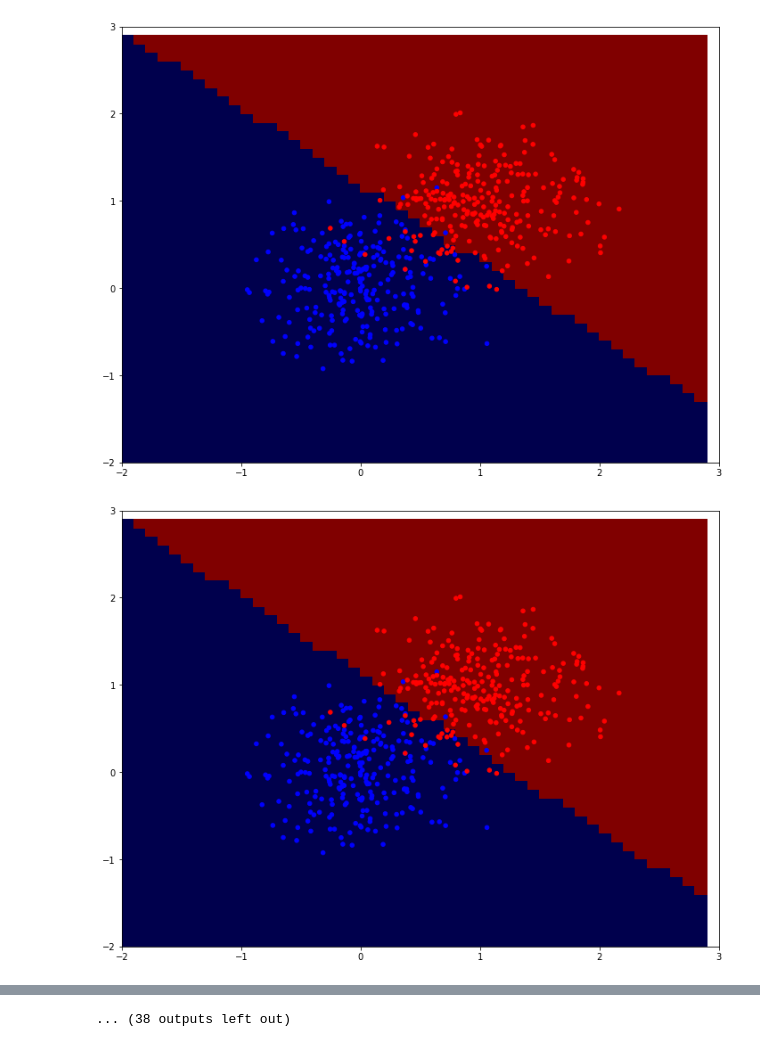
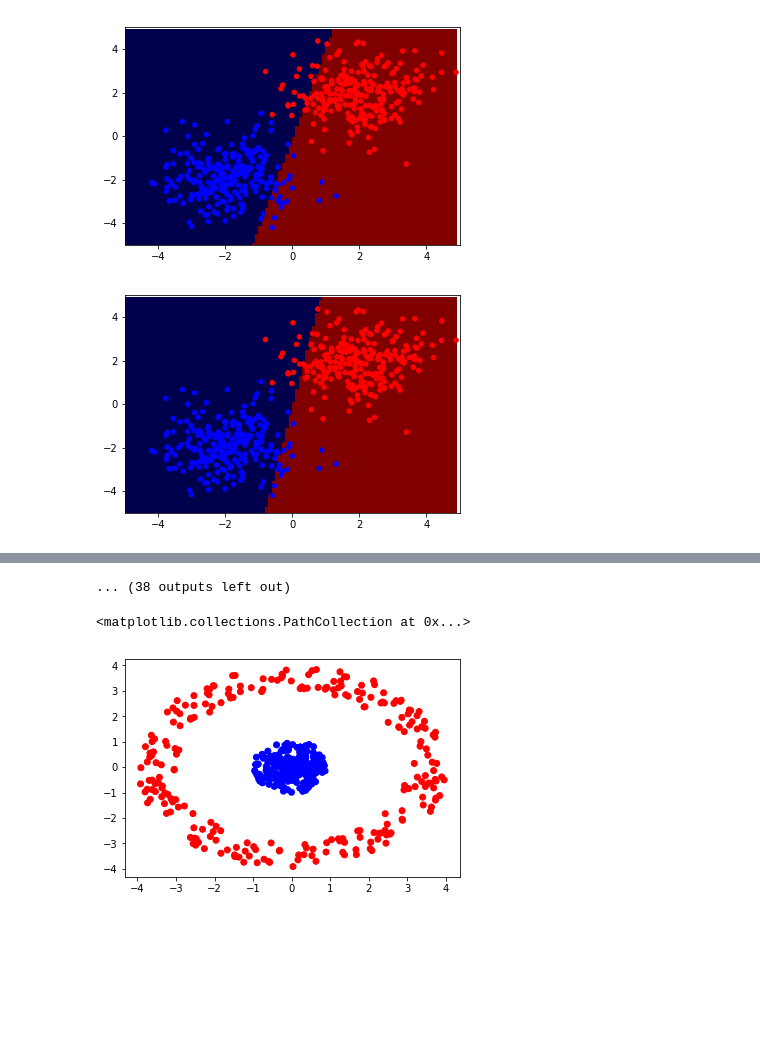
Before and after one commit to pLOPeGG/Machine-Learning-Course, a Jupyter notebook: Classification.ipynb, the cells around one changed output, grey strips where cells are left out. Cells and saved outputs as stored; diff of their text form; code cells hidden in the pictures; blank space fills up the shorter version.

```diff
--- a/Classification.ipynb
+++ b/Classification.ipynb
@@ -22,7 +22,7 @@ plt.rcParams['figure.figsize'] = 12, 9
 # %%
 # Creating some toy data
 
-centroids = np.array([[0, 0], [1, 1]])
+centroids = np.array([[-2, -2], [2, 2]])
 labels = np.array([0, 1])
 x = []
 y = []
@@ -30,8 +30,8 @@ y = []
 n = 500
 
 for p, l in zip(centroids, labels):
-    x.extend( np.concatenate((np.random.normal(p[0], 0.4, n//2),
-                              np.random.normal(p[1], 0.4, n//2))).reshape(2, n//2).T)
+    x.extend( np.concatenate((np.random.normal(p[0], 1, n//2),
+                              np.random.normal(p[1], 1, n//2))).reshape(2, n//2).T)
     y.extend([l] * (n//2))
 
 x = np.array(x)
@@ -90,29 +90,27 @@ def reset_weights():
 def haversine(z):
     return np.where(z >= 0, 1, 0)
 
-def predict_class(X):
+def predict_class_perceptron(X):
     return haversine(W.dot(X) + b)
 
 def gradient(X, t):
     """Should return """
-    pred = predict_class(X)
+    pred = predict_class_perceptron(X)
     return (pred - t) * X, pred - t
 # %%
-def plot_discriminator(W, b):
+def plot_discriminator(predict_f, x, y):
     """
     Plot a weight vector w = [w_0,w_1,w_2] as a colour map
     """
 
-    xx,yy = np.mgrid[-2:3:.1,-2:3:0.1]
+    xx,yy = np.mgrid[-5:5:.1,-5:5:0.1]
 
     p = np.zeros(xx.shape)
     for i in range(xx.shape[0]):
         for j in range(xx.shape[1]):
-            p[i,j] = predict_class([xx[i,j], yy[i,j]])
+            p[i,j] = predict_f([xx[i,j], yy[i,j]])
     plt.pcolor(xx,yy,p,cmap='seismic')
-    plt.xlim([-2, 3])
-    plt.ylim([-2, 3])
+    plt.xlim([-5, 5])
+    plt.ylim([-5, 5])
     plt.scatter(x[..., 0], x[..., 1], 20, colours)
     plt.show()
-
-plot_discriminator(W, b)
@@ -121,28 +117,31 @@ plot_discriminator(W, b)
 # %%
 x_train, x_test, y_train, y_test = sklearn.model_selection.train_test_split(x, y, test_size=0.2, random_state=42)
-learning_rate = 0.01
+learning_rate = 0.005
 plotme = True
 
 reset_weights()
 
 for e in range(10):
     count = 0
-    TP, tot = 0, 0
+    correct, tot = 0, 0
     for xt, yt in zip(x_train, y_train):
 
-        if predict_class(xt) != yt:
+        if predict_class_perceptron(xt) != yt:
+            # TODO : remove here
             # update the model !
             dw, db = gradient(xt, yt)
             W -= learning_rate * dw
             b -= learning_rate * db
         else:
-            TP += 1
+            correct += 1
         tot += 1
 
         if plotme and count % 100==0:
-            plot_discriminator(W, b)
+            plot_discriminator(predict_class_perceptron, x, y)
         count += 1
-    print(f"Epoch {e}, accuracy={TP/tot}")
+    print(f"Epoch {e}, accuracy={correct/tot}")
+
+# Evaluate model on test set ! Compare with train set
 # %% [output]
-[figure, old version]
+[figure, new version]
-[figure, old version]
+[figure, new version]
@@ -159 +158,21 @@ Epoch 1, accuracy=0.9575
 ... (38 outputs left out)
+# %%
+r = [[0.1, 1], [3, 4]]
+
+x2 = []
+y2 = []
+
+for (r_min, r_max), l in zip(r, labels):
+    rr = np.random.uniform(r_min, r_max, n//2)
+    theta = np.random.uniform(0, 2*np.pi, n//2)
+    x2.extend( np.concatenate((rr * np.cos(theta),
+                              rr * np.sin(theta))).reshape(2, n//2).T)
+    y2.extend([l] * (n//2))
+
+x2 = np.array(x2)
+y2 = np.array(y2)
+
+plt.scatter(x2[:,0], x2[:,1], c=colours)
+# %% [output]
+<matplotlib.collections.PathCollection at 0x...>
+[figure, added]
```
Also changed, not shown: parts of 10 cells of this notebook.
